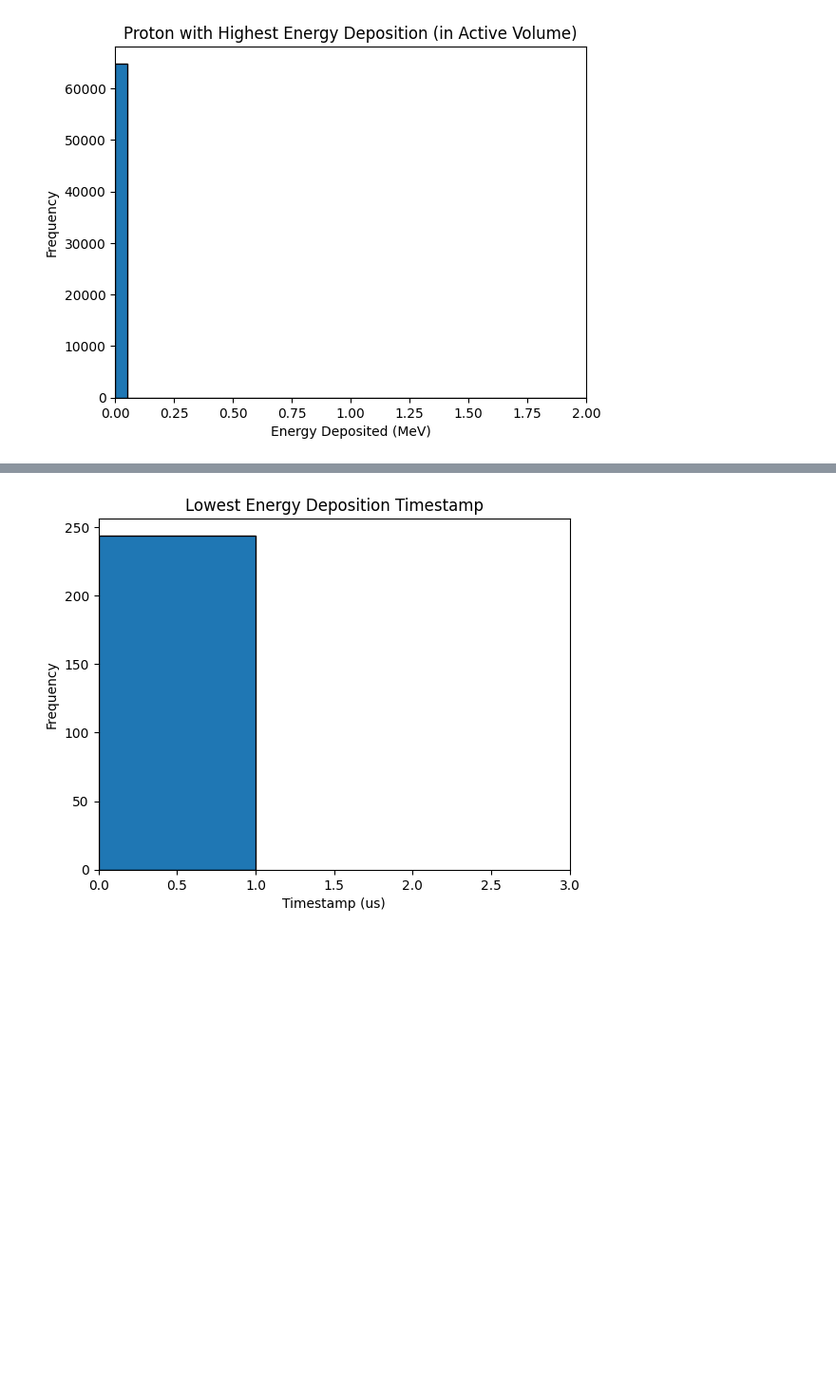
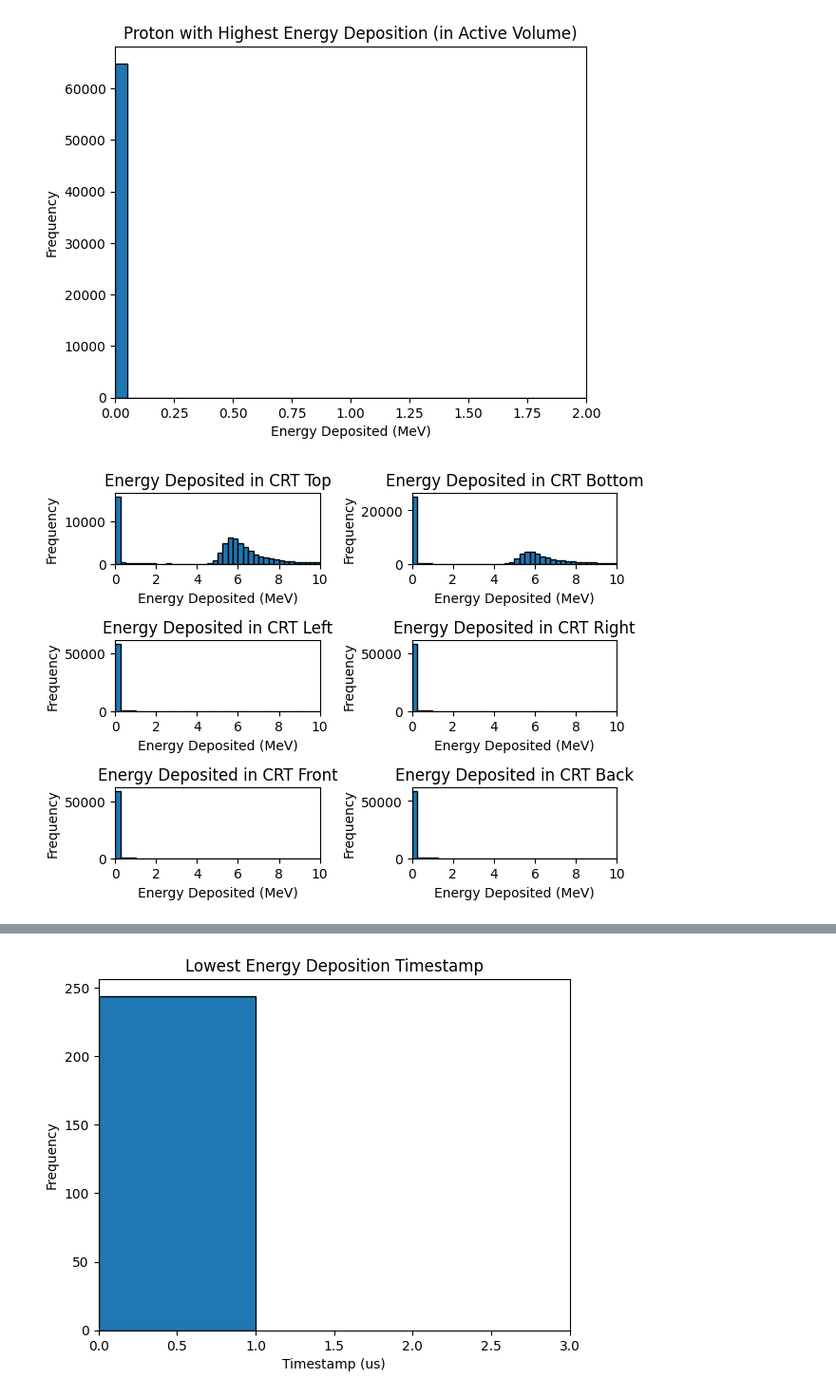
Before and after one commit to vaccarojohn/SNeNDSim, a Jupyter notebook: sim/cosmics/cosmics_selection_analysis.ipynb, the cells around one changed output, grey strips where cells are left out. Shown at 95% size. Cells and saved outputs as stored; diff of their text form; code cells hidden in the pictures; blank space fills up the shorter version.

```diff
--- a/sim/cosmics/cosmics_selection_analysis.ipynb
+++ b/sim/cosmics/cosmics_selection_analysis.ipynb
@@ -26,6 +26,59 @@ plt.title('Proton with Highest Energy Deposition (in Active Volume)')
 plt.show()
 # %% [output]
 [figure]
+# %%
+# Energy deposited in CRT volume per event
+fig, ((ax1, ax2), (ax3, ax4), (ax5, ax6)) = plt.subplots(3, 2)
+
+# Define bins
+bins = np.arange(0, 10.25, 0.25)
+
+# CRT top
+ax1.hist(data['crttop'], bins=bins, edgecolor='black')
+ax1.set_xlim(0, 10)
+ax1.set_xlabel('Energy Deposited (MeV)')
+ax1.set_ylabel('Frequency')
+ax1.set_title('Energy Deposited in CRT Top')
+
+# CRT bottom
+ax2.hist(data['crtbottom'], bins=bins, edgecolor='black')
+ax2.set_xlim(0, 10)
+ax2.set_xlabel('Energy Deposited (MeV)')
+ax2.set_ylabel('Frequency')
+ax2.set_title('Energy Deposited in CRT Bottom')
+
+# CRT left
+ax3.hist(data['crtleft'], bins=bins, edgecolor='black')
+ax3.set_xlim(0, 10)
+ax3.set_xlabel('Energy Deposited (MeV)')
+ax3.set_ylabel('Frequency')
+ax3.set_title('Energy Deposited in CRT Left')
+
+# CRT right
+ax4.hist(data['crtright'], bins=bins, edgecolor='black')
+ax4.set_xlim(0, 10)
+ax4.set_xlabel('Energy Deposited (MeV)')
+ax4.set_ylabel('Frequency')
+ax4.set_title('Energy Deposited in CRT Right')
+
+# CRT front
+ax5.hist(data['crtfront'], bins=bins, edgecolor='black')
+ax5.set_xlim(0, 10)
+ax5.set_xlabel('Energy Deposited (MeV)')
+ax5.set_ylabel('Frequency')
+ax5.set_title('Energy Deposited in CRT Front')
+
+# CRT back
+ax6.hist(data['crtback'], bins=bins, edgecolor='black')
+ax6.set_xlim(0, 10)
+ax6.set_xlabel('Energy Deposited (MeV)')
+ax6.set_ylabel('Frequency')
+ax6.set_title('Energy Deposited in CRT Back')
+
+plt.tight_layout()
+plt.show()
+# %% [output]
+[figure, added]
 # %%
 # Energy deposited in CRT volume per event
 
```
Also changed, not shown: parts of 1 cell of this notebook, 21 other files.
